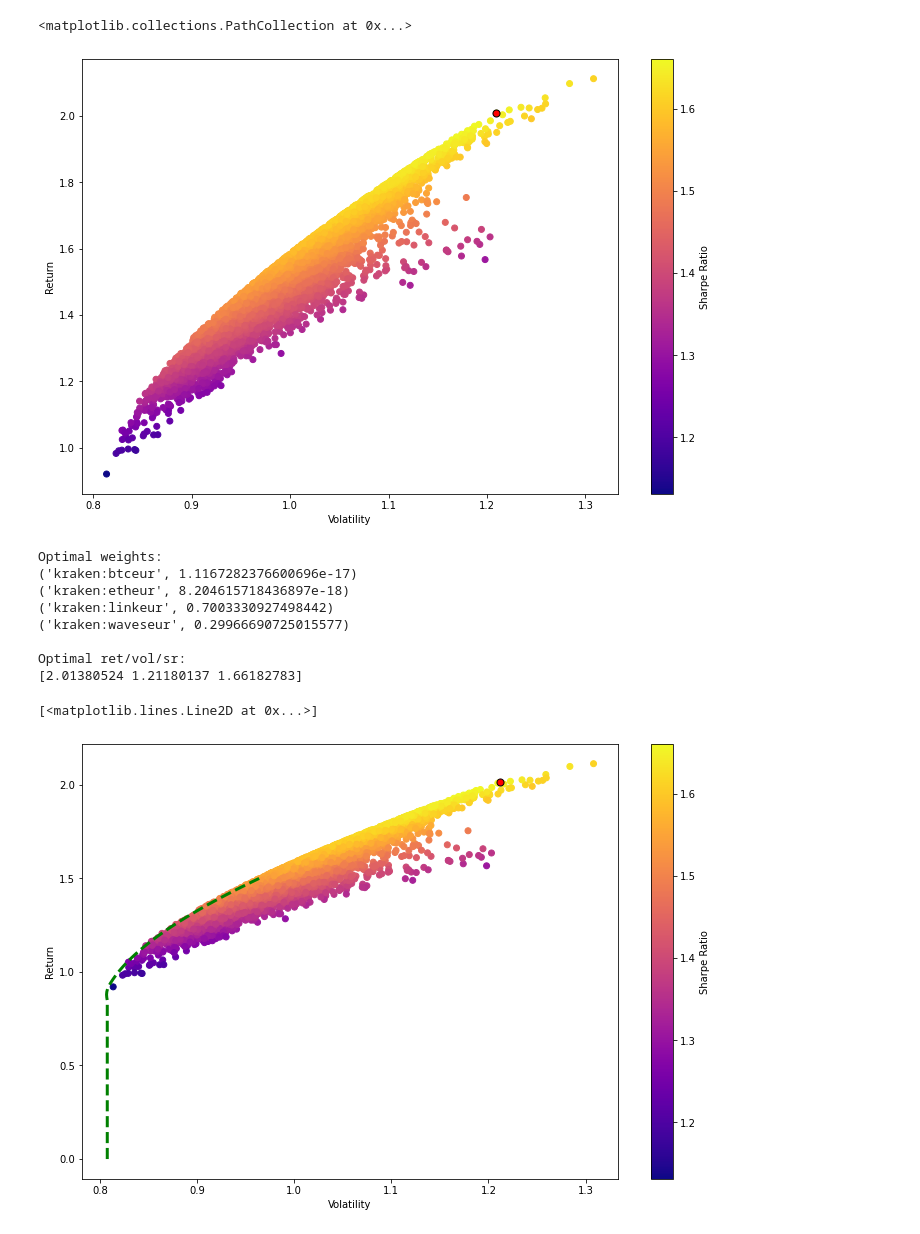
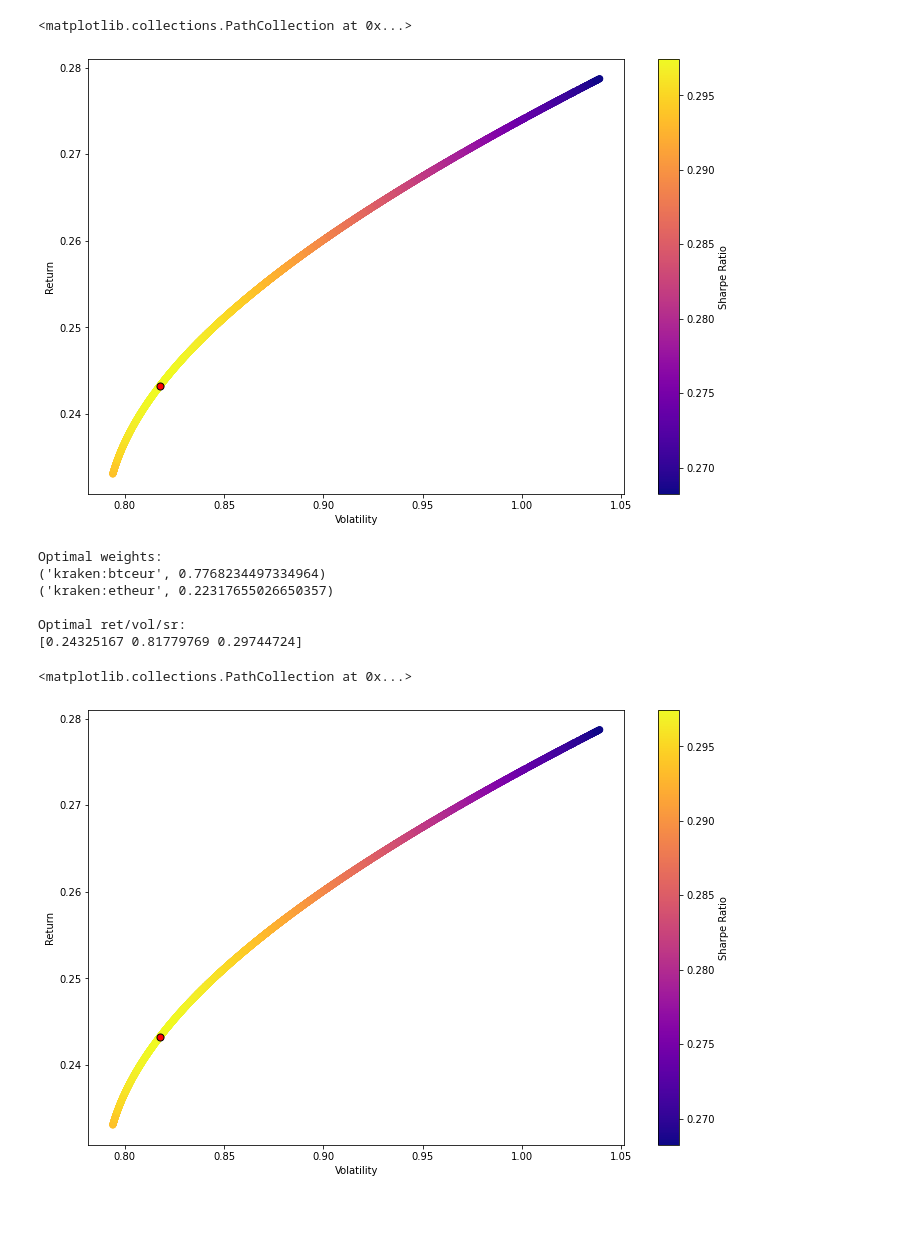
Before and after one commit to r3glisss/Investment-Portfolio, a Jupyter notebook: Crypto-Portfolio.ipynb, the cells around one changed output. Cells and saved outputs as stored; diff of their text form; code cells hidden in the pictures.

Commit message:
adding personnal portfolio

```diff
--- a/Crypto-Portfolio.ipynb
+++ b/Crypto-Portfolio.ipynb
@@ -7,15 +7,16 @@ import matplotlib.pyplot as plt
 import pandas as pd
 import cryptowatch as cw
 # %%
-Markets = ["kraken:btceur", "kraken:etheur", "kraken:linkeur", "kraken:waveseur"]
-#  ["kraken:ltceur", "kraken:bateur" "kraken:eoseur" "kraken:algoeur" "kraken:repeur" "kraken:bcheur",
+Markets = ["kraken:btceur", "kraken:etheur"]
+           #, "kraken:ltceur", "kraken:bateur", "kraken:eoseur", "kraken:waveseur"]
+#   ["kraken:algoeur", "kraken:repeur", "kraken:bcheur",
 #   "kraken:adaeur", "kraken:linkeur", "kraken:atomeur","kraken:dasheur", "kraken:daieur", "kraken:dogeur",
 #   "kraken:etceur", "kraken:gnoeur", "kraken:icxeur", "kraken:lskeur", "kraken:mlneur", "kraken:xmreur",
 #   "kraken:nanoeur", "kraken:omgeur", "kraken:paxgeur", "kraken:qtumeur", "kraken:xrpeur", "kraken:sceur",
 #   "kraken:xlmeur", "kraken:usdteur", "kraken:xtzeur", "kraken:trxeur", "kraken:usdceur", "kraken:waveseur",
 #   "kraken:zeceur" ]
 
-StartDate = '2020-01-01'
+StartDate = '2018-01-01'
 # EndDate = ''
 
 CapitalRisk = 3000
@@ -113,7 +108,7 @@ PortfolioLogDailyRet.cov()*365.25
 # To always get the same random number if replaying the portfolio
 # np.random.seed(101)
 
-NbPortfolios = 10000
+NbPortfolios = 5000
 AllWeights = np.zeros((NbPortfolios, len(PortfolioLogDailyRet.columns)))
 ret_array = np.zeros(NbPortfolios)
 vol_array = np.zeros(NbPortfolios)
@@ -168,7 +161,7 @@ max_sr_vol = vol_array[sharpe_array.argmax()]
 plt.scatter(max_sr_vol, max_sr_ret, c='red', s=50, edgecolors='black')
 # %% [output]
 <matplotlib.collections.PathCollection at 0x...>
-[figure, old version]
+[figure, new version]
 # %%
 # Much better optimization
 from scipy.optimize import minimize
@@ -204,12 +197,10 @@ print('\nOptimal ret/vol/sr:')
 print(get_ret_vol_sr(opt_results.x))
 # %% [output]
 Optimal weights:
-('kraken:btceur', 1.1167282376600696e-17)
-('kraken:etheur', 8.204615718436897e-18)
-('kraken:linkeur', 0.7003330927498442)
-('kraken:waveseur', 0.29966690725015577)
+('kraken:btceur', 0.7768234497334964)
+('kraken:etheur', 0.22317655026650357)
 
 Optimal ret/vol/sr:
-[2.01380524 1.21180137 1.66182783]
+[0.24325167 0.81779769 0.29744724]
 # %%
 # Efficient frontier computation
@@ -223,19 +214,19 @@ for possible_return in frontier_y:
 # %%
 # Plotting the optimized results
 # Scatter plot for the portfolio
 plt.figure(figsize=(12,8))
 plt.scatter(vol_array, ret_array, c=sharpe_array, cmap='plasma')
 plt.colorbar(label='Sharpe Ratio')
 plt.xlabel('Volatility')
 plt.ylabel('Return')
 
 # Scatter the optimized sharpe ratio
 max_sr_ret = get_ret_vol_sr(opt_results.x)[0]
 max_sr_vol = get_ret_vol_sr(opt_results.x)[1]
 
 plt.scatter(max_sr_vol, max_sr_ret, c='red', s=50, edgecolors='black')
-plt.plot(frontier_volatility, frontier_y, 'g--', linewidth=3)
+# plt.plot(frontier_volatility, frontier_y, 'g--', linewidth=3)
 # %% [output]
-[<matplotlib.lines.Line2D at 0x...>]
+<matplotlib.collections.PathCollection at 0x...>
-[figure, old version]
+[figure, new version]
 # %%
```
Also changed, not shown: parts of 9 cells of this notebook, 1 other file.
